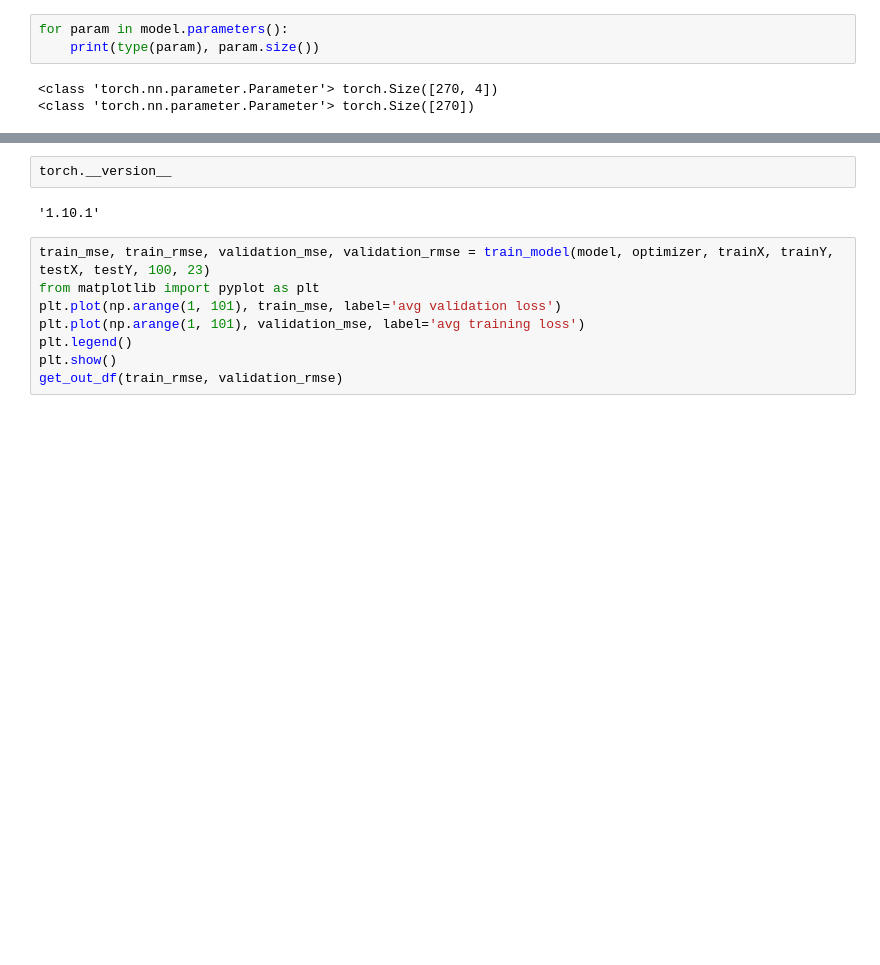
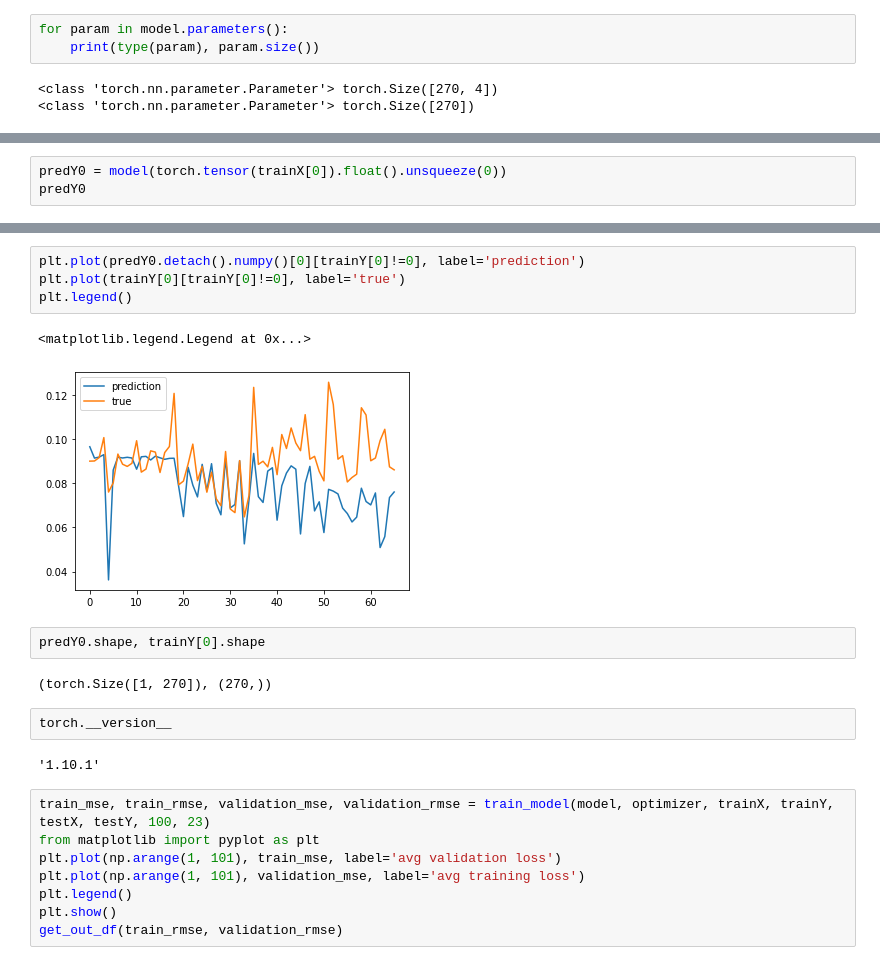
Before and after one commit to decoder3/gcn_lstm_forecasting, a Jupyter notebook: Pytorch-gcn_lstm/GCN_LSTM_v2.ipynb, the cells around one changed output, grey strips where cells are left out. Drawn from its saved outputs; the diff is of its cells as text; blank space fills up the shorter version.

```diff
--- a/Pytorch-gcn_lstm/GCN_LSTM_v2.ipynb
+++ b/Pytorch-gcn_lstm/GCN_LSTM_v2.ipynb
@@ -336,0 +338,3 @@ Epoch 200        Train Loss:  {0.015155926995882483} Valid Loss:  {0.01258923113
+# %%
+predY0 = model(torch.tensor(trainX[0]).float().unsqueeze(0))
+predY0
@@ -337,3 +359,14 @@ Epoch 200        Train Loss:  {0.015155926995882483} Valid Loss:  {0.01258923113
+# %%
+plt.plot(predY0.detach().numpy()[0][trainY[0]!=0], label='prediction')
+plt.plot(trainY[0][trainY[0]!=0], label='true')
+plt.legend()
+# %% [output]
+<matplotlib.legend.Legend at 0x...>
+[figure, added]
+# %%
+predY0.shape, trainY[0].shape
+# %% [output]
+(torch.Size([1, 270]), (270,))
 # %%
 torch.__version__
 # %% [output]
```
Also changed, not shown: parts of 12 cells of this notebook, 1 other file.
